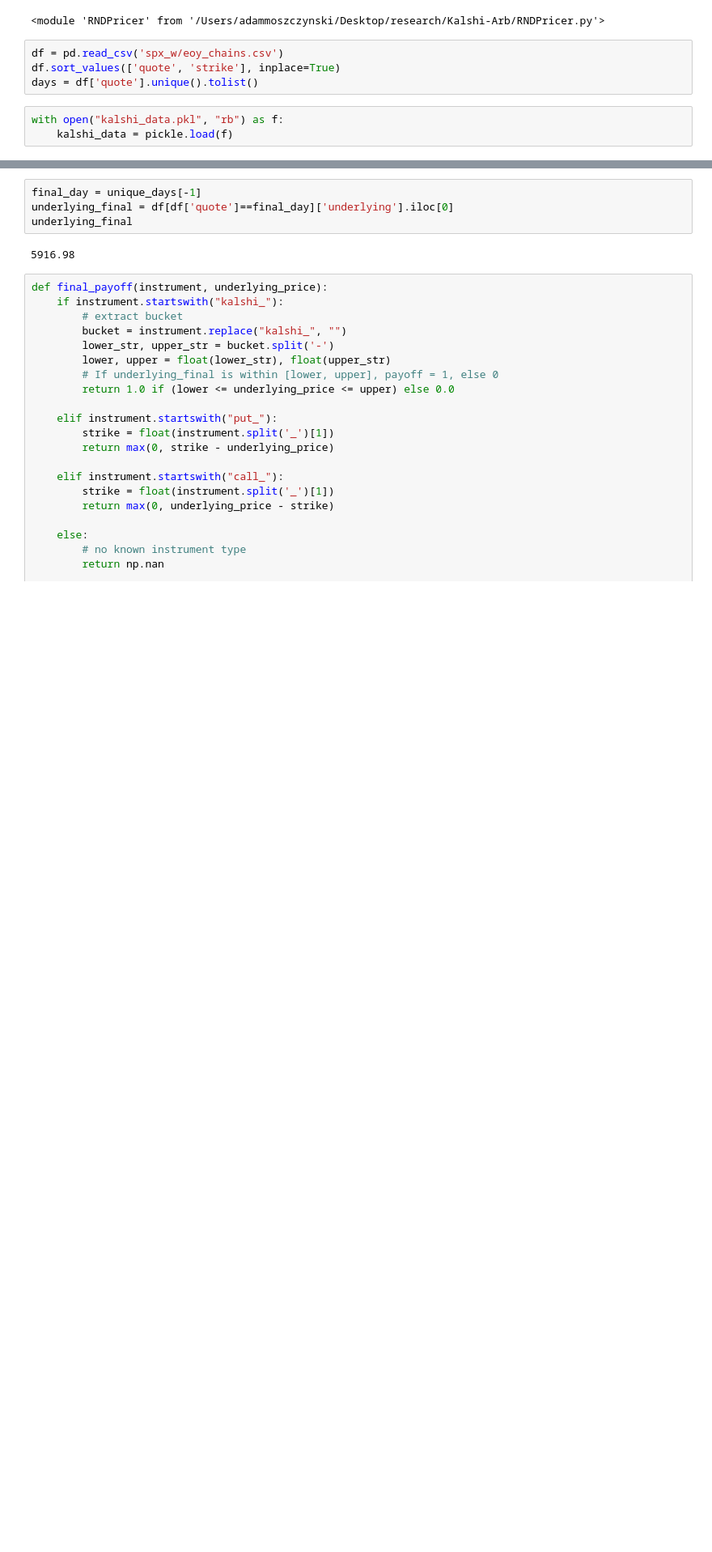
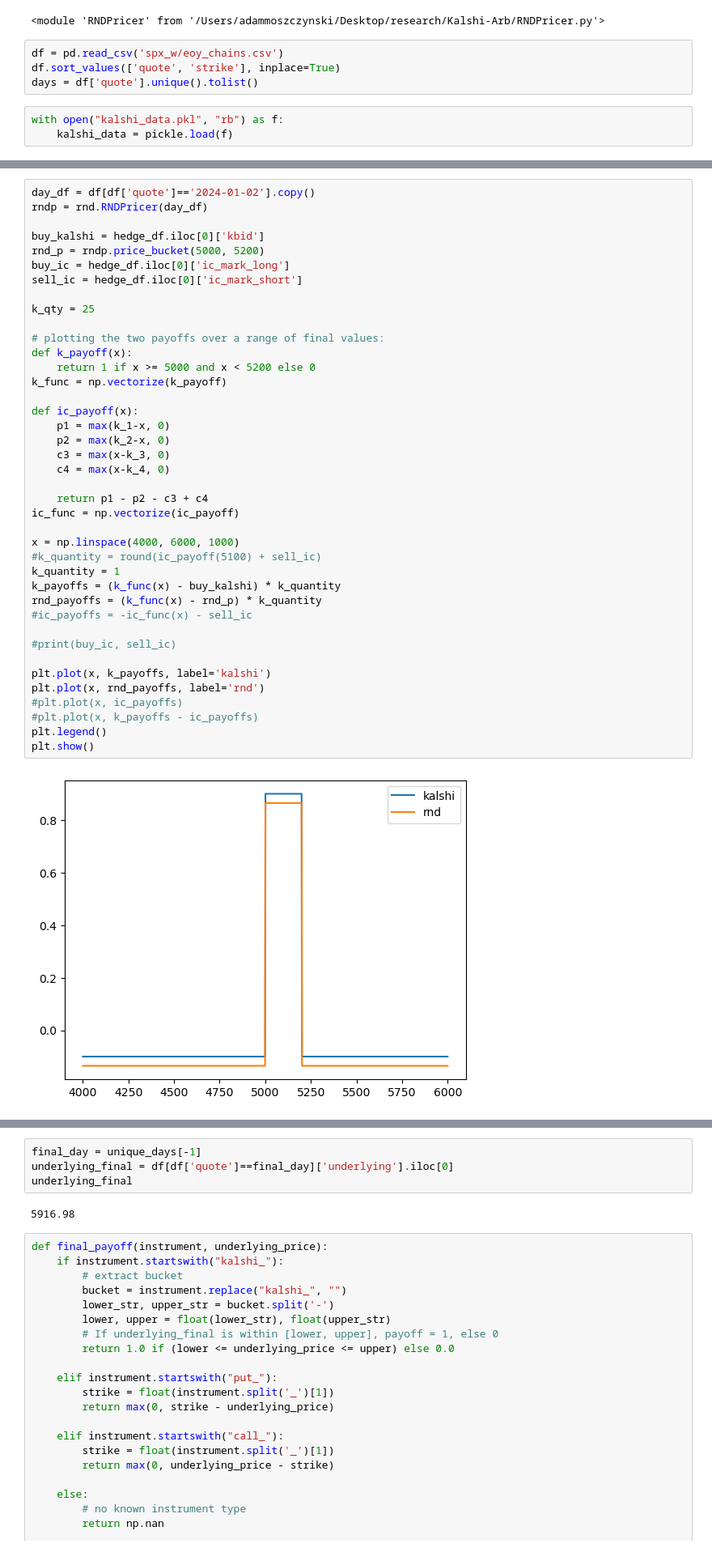
Before and after one commit to amoszczynski/kalshi-arb, a Jupyter notebook: strategy_test.ipynb, the cells around one changed output, grey strips where cells are left out. Shown: that part at 81% size. Saved outputs shown, nothing was run; the diff lists cells and outputs as text; blank space fills up the shorter version.

```diff
--- a/strategy_test.ipynb
+++ b/strategy_test.ipynb
@@ -21,0 +105,42 @@ to be adjusted
+# %%
+day_df = df[df['quote']=='2024-01-02'].copy()
+rndp = rnd.RNDPricer(day_df)
+
+buy_kalshi = hedge_df.iloc[0]['kbid']
+rnd_p = rndp.price_bucket(5000, 5200)
+buy_ic = hedge_df.iloc[0]['ic_mark_long']
+sell_ic = hedge_df.iloc[0]['ic_mark_short']
+
+k_qty = 25
+
+# plotting the two payoffs over a range of final values:
+def k_payoff(x):
+    return 1 if x >= 5000 and x < 5200 else 0
+k_func = np.vectorize(k_payoff)
+
+def ic_payoff(x):
+    p1 = max(k_1-x, 0)
+    p2 = max(k_2-x, 0)
+    c3 = max(x-k_3, 0)
+    c4 = max(x-k_4, 0)
+
+    return p1 - p2 - c3 + c4
+ic_func = np.vectorize(ic_payoff)
+
+x = np.linspace(4000, 6000, 1000)
+#k_quantity = round(ic_payoff(5100) + sell_ic)
+k_quantity = 1
+k_payoffs = (k_func(x) - buy_kalshi) * k_quantity
+rnd_payoffs = (k_func(x) - rnd_p) * k_quantity
+#ic_payoffs = -ic_func(x) - sell_ic
+
+#print(buy_ic, sell_ic)
+
+plt.plot(x, k_payoffs, label='kalshi')
+plt.plot(x, rnd_payoffs, label='rnd')
+#plt.plot(x, ic_payoffs)
+#plt.plot(x, k_payoffs - ic_payoffs)
+plt.legend()
+plt.show()
+# %% [output]
+[figure, added]
```
Also changed, not shown: parts of 18 cells of this notebook, 1 other file.
